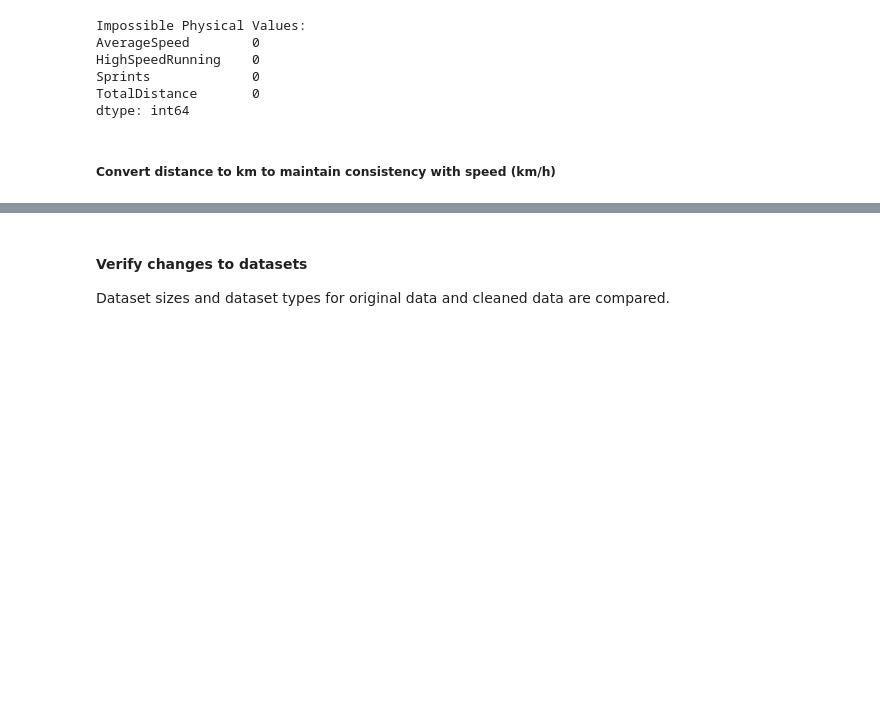
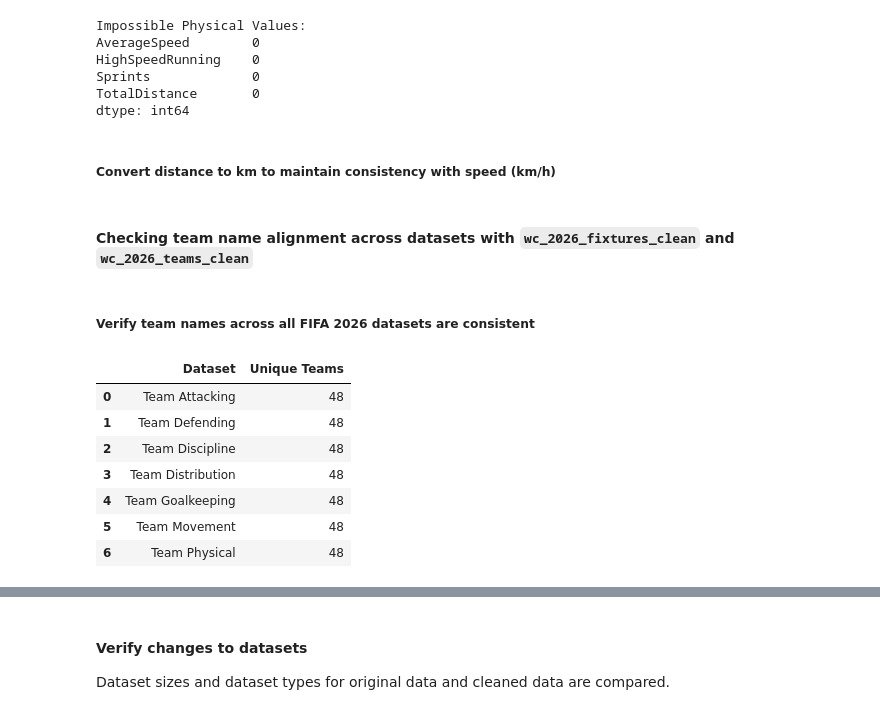
Before and after one commit to sdurham1606/Fifa-2026-World-Cup-Project, a Jupyter notebook: notebooks/03_2026_FIFA_data_cleaning.ipynb, the cells around one changed output, grey strips where cells are left out. Cells and saved outputs as stored; diff of their text form; code cells hidden in the pictures; blank space fills up the shorter version.

```diff
--- a/notebooks/world_cup.ipynb
+++ b/notebooks/03_2026_FIFA_data_cleaning.ipynb
@@ -777,3 +777,24 @@ dtype: int64
 ##### Convert distance to km to maintain consistency with speed (km/h)
 # %%
 physical_clean['TotalDistance'] = physical_clean['TotalDistance']/1000
+# %% [markdown]
+#### Checking team name alignment across datasets with `wc_2026_fixtures_clean` and `wc_2026_teams_clean`
+# %% [markdown]
+##### Verify team names across all FIFA 2026 datasets are consistent
+# %%
+display(
+    pd.DataFrame({
+        'Dataset': ['Team Attacking', 'Team Defending', 'Team Discipline', 'Team Distribution', 'Team Goalkeeping', 'Team Movement', 'Team Physical'],
+        'Unique Teams': [attacking_clean['Team'].nunique(), defending_clean['Team'].nunique(), discipline_clean['Team'].nunique(), distribution_clean['Team'].nunique(), goalkeeping_clean['Team'].nunique(), movement_clean['Team'].nunique(), physical_clean['Team'].nunique()]
+    })
+
+)
+# %% [output]
+|  | Dataset | Unique Teams |
+| 0 | Team Attacking | 48 |
+| 1 | Team Defending | 48 |
+| 2 | Team Discipline | 48 |
+| 3 | Team Distribution | 48 |
+| 4 | Team Goalkeeping | 48 |
+| 5 | Team Movement | 48 |
+| 6 | Team Physical | 48 |
```
Also changed, not shown: parts of 15 cells of this notebook, 7 other files.
